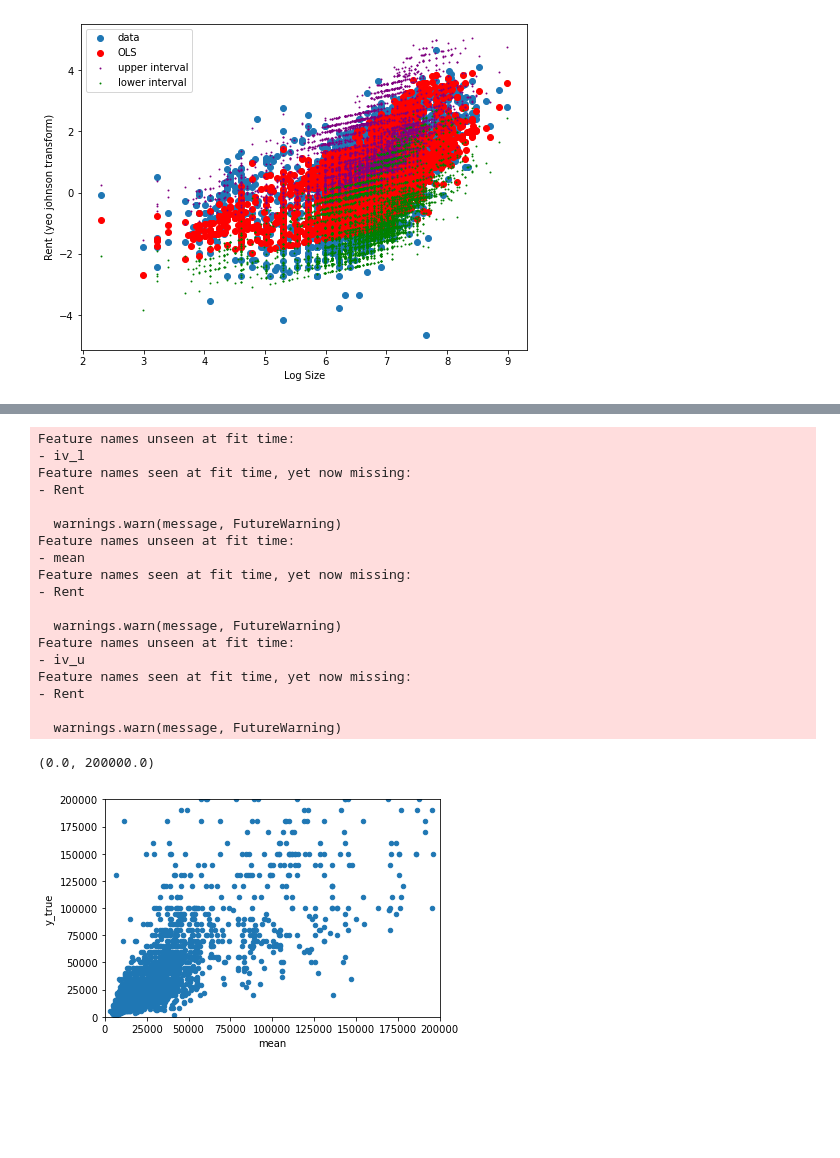
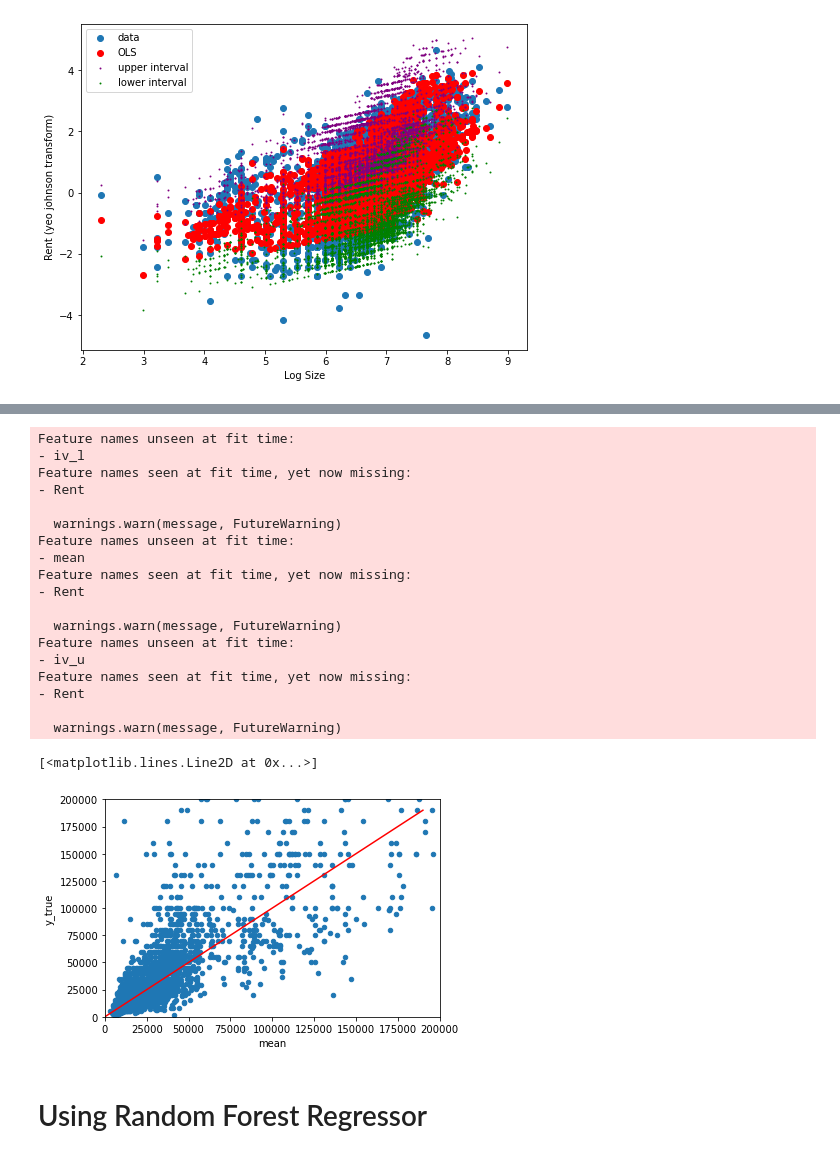
Before and after one commit to Cemlyn/UK-Housing-Market, a Jupyter notebook: Regression-Techniques/PredictingHousePrices-Kaggle.ipynb, the cells around one changed output, grey strips where cells are left out. Cells and saved outputs as stored; diff of their text form; code cells hidden in the pictures; blank space fills up the shorter version.

```diff
--- a/Regression-Techniques/PredictingHousePrices-Kaggle.ipynb
+++ b/Regression-Techniques/PredictingHousePrices-Kaggle.ipynb
@@ -318,32 +301,34 @@ plt.show()
 # %%
 predictions = pd.DataFrame(pred_ols)
 predictions['iv_l'] = transformer.inverse_transform(predictions[['iv_l']])
 predictions['mean'] = transformer.inverse_transform(predictions[['mean']])
 predictions['iv_u'] = transformer.inverse_transform(predictions[['iv_u']])
 predictions['y_true'] = y
 predictions.plot.scatter(x='mean',y='y_true')
 plt.xlim(0,2*10**5)
 plt.ylim(0,2*10**5)
 x = np.arange(0,2*10**5,10**4)
-plt.plot(x=)
+plt.plot(x,x,c='r')
 # %% [output]
 Feature names unseen at fit time:
 - iv_l
 Feature names seen at fit time, yet now missing:
 - Rent
 
   warnings.warn(message, FutureWarning)
 Feature names unseen at fit time:
 - mean
 Feature names seen at fit time, yet now missing:
 - Rent
 
   warnings.warn(message, FutureWarning)
 Feature names unseen at fit time:
 - iv_u
 Feature names seen at fit time, yet now missing:
 - Rent
 
   warnings.warn(message, FutureWarning)
-(0.0, 200000.0)
+[<matplotlib.lines.Line2D at 0x...>]
-[figure, old version]
+[figure, new version]
+# %% [markdown]
+# Using Random Forest Regressor
```
Also changed, not shown: parts of 15 cells of this notebook, 3 other files.
